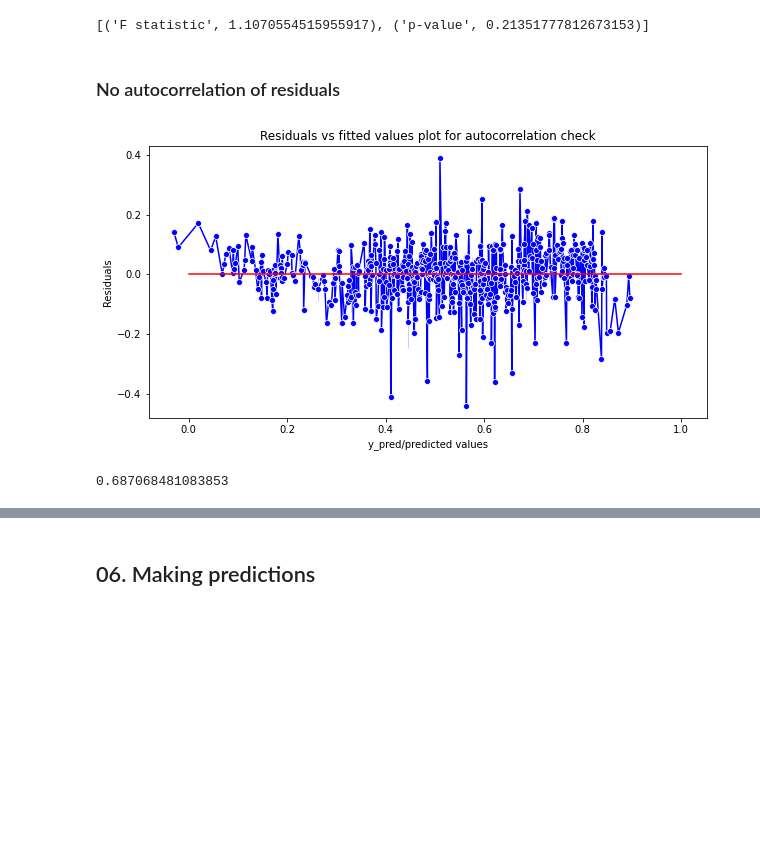
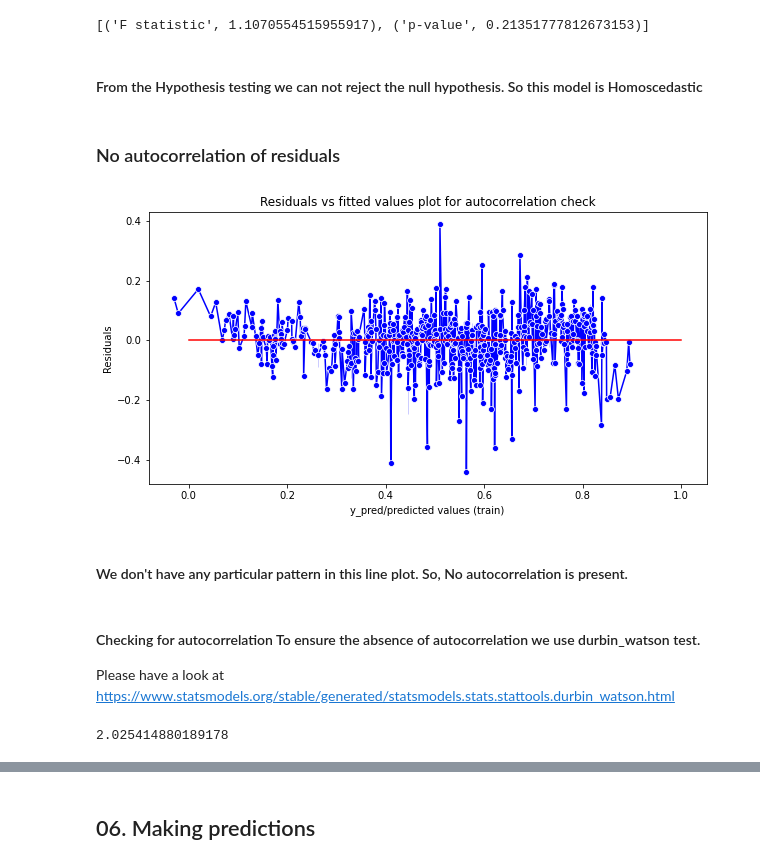
Before and after one commit to subhabrata-ghosh-1988/Bike-Sharing-Linear-Regression-, a Jupyter notebook: BoomBikes - Demand Predictions-Subhabrata Ghosh.ipynb, the cells around one changed output, grey strips where cells are left out. Drawn from its saved outputs; the diff is of its cells as text; code cells hidden in the pictures; blank space fills up the shorter version.

```diff
--- a/BoomBikes - Demand Predictions-Subhabrata Ghosh.ipynb
+++ b/BoomBikes - Demand Predictions-Subhabrata Ghosh.ipynb
@@ -1194,19 +1279,29 @@ test = sms.het_goldfeldquandt(res, X_train_rfe1)
 lzip(name, test)
 # %% [output]
 [('F statistic', 1.1070554515955917), ('p-value', 0.21351777812673153)]
+# %% [markdown]
+#### From the Hypothesis testing we can not reject the null hypothesis. So this model is Homoscedastic
 # %% [markdown]
 ### No autocorrelation of residuals
 # %%
 plt.figure(figsize=(10,5))
 p = sns.lineplot(y_train_cnt,res,marker='o',color='blue')
-plt.xlabel('y_pred/predicted values')
+plt.xlabel('y_pred/predicted values (train)')
 plt.ylabel('Residuals')
 p = sns.lineplot([0,1],[0,0],color='red')
 p = plt.title('Residuals vs fitted values plot for autocorrelation check')
 # %% [output]
-[figure, old version]
+[figure, new version]
+# %% [markdown]
+#### We don't have any particular pattern in this line plot. So, No autocorrelation is present.
+# %% [markdown]
+#### Checking for autocorrelation To ensure the absence of autocorrelation we use durbin_watson test.
+
+  Please have a look at https://www.statsmodels.org/stable/generated/statsmodels.stats.stattools.durbin_watson.html
 # %%
 from statsmodels.stats import diagnostic as diag
-min(diag.acorr_ljungbox(res , lags = 40)[1])
+from statsmodels.stats import stattools
+##min(diag.acorr_ljungbox(res , lags = 40)[1])
+stattools.durbin_watson(res)
 # %% [output]
-0.687068481083853
+2.025414880189178
```
Also changed, not shown: parts of 88 cells of this notebook, 3 other files.
